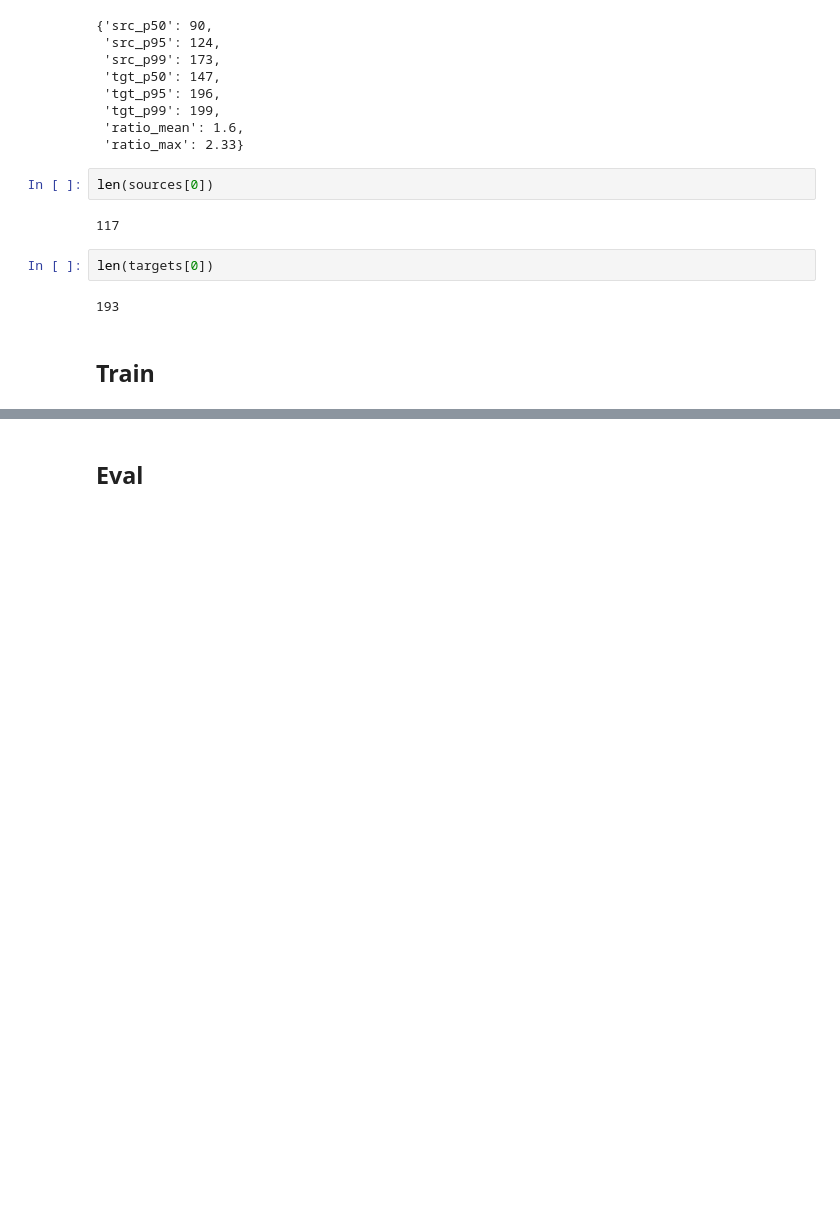
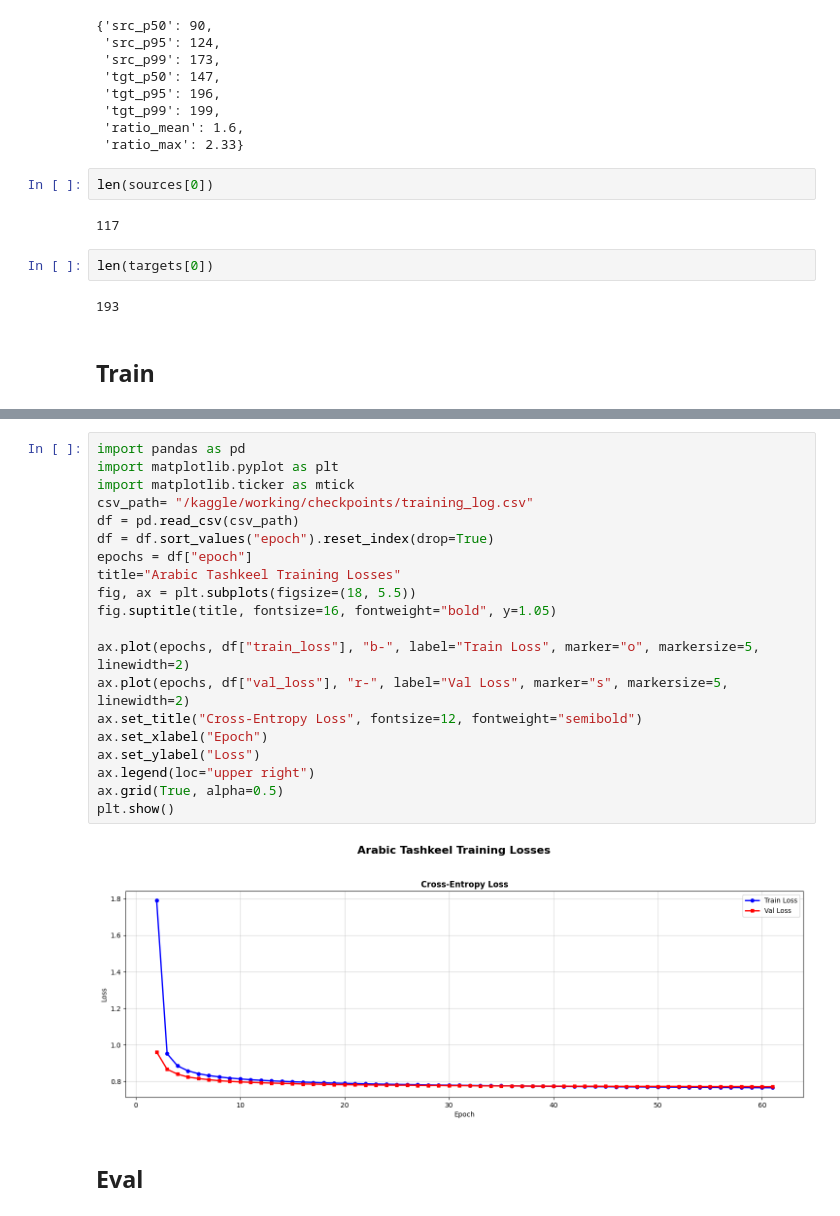
Before and after one commit to 0xAgamy/arabic_tashkeel_transformer, a Jupyter notebook: notebooks/arabic-tashkeel.ipynb, the cells around one changed output, grey strips where cells are left out. Saved outputs shown, nothing was run; the diff lists cells and outputs as text; blank space fills up the shorter version.

```diff
--- a/notebooks/arabic-tashkeel.ipynb
+++ b/notebooks/arabic-tashkeel.ipynb
@@ -796,3 +1050,25 @@ Epoch  60 | Train Loss: 0.7676 | Val Loss: 0.7767 | LR: 2.23e-04
+# %%
+import pandas as pd
+import matplotlib.pyplot as plt
+import matplotlib.ticker as mtick
+csv_path= "/kaggle/working/checkpoints/training_log.csv"
+df = pd.read_csv(csv_path)
+df = df.sort_values("epoch").reset_index(drop=True)
+epochs = df["epoch"]
+title="Arabic Tashkeel Training Losses"
+fig, ax = plt.subplots(figsize=(18, 5.5))
+fig.suptitle(title, fontsize=16, fontweight="bold", y=1.05)
+
+ax.plot(epochs, df["train_loss"], "b-", label="Train Loss", marker="o", markersize=5, linewidth=2)
+ax.plot(epochs, df["val_loss"], "r-", label="Val Loss", marker="s", markersize=5, linewidth=2)
+ax.set_title("Cross-Entropy Loss", fontsize=12, fontweight="semibold")
+ax.set_xlabel("Epoch")
+ax.set_ylabel("Loss")
+ax.legend(loc="upper right")
+ax.grid(True, alpha=0.5)
+plt.show()
+# %% [output]
+[figure, added]
 # %% [markdown]
 ## Eval
 # %%
```
Also changed, not shown: parts of 18 cells of this notebook, 2 other files.
